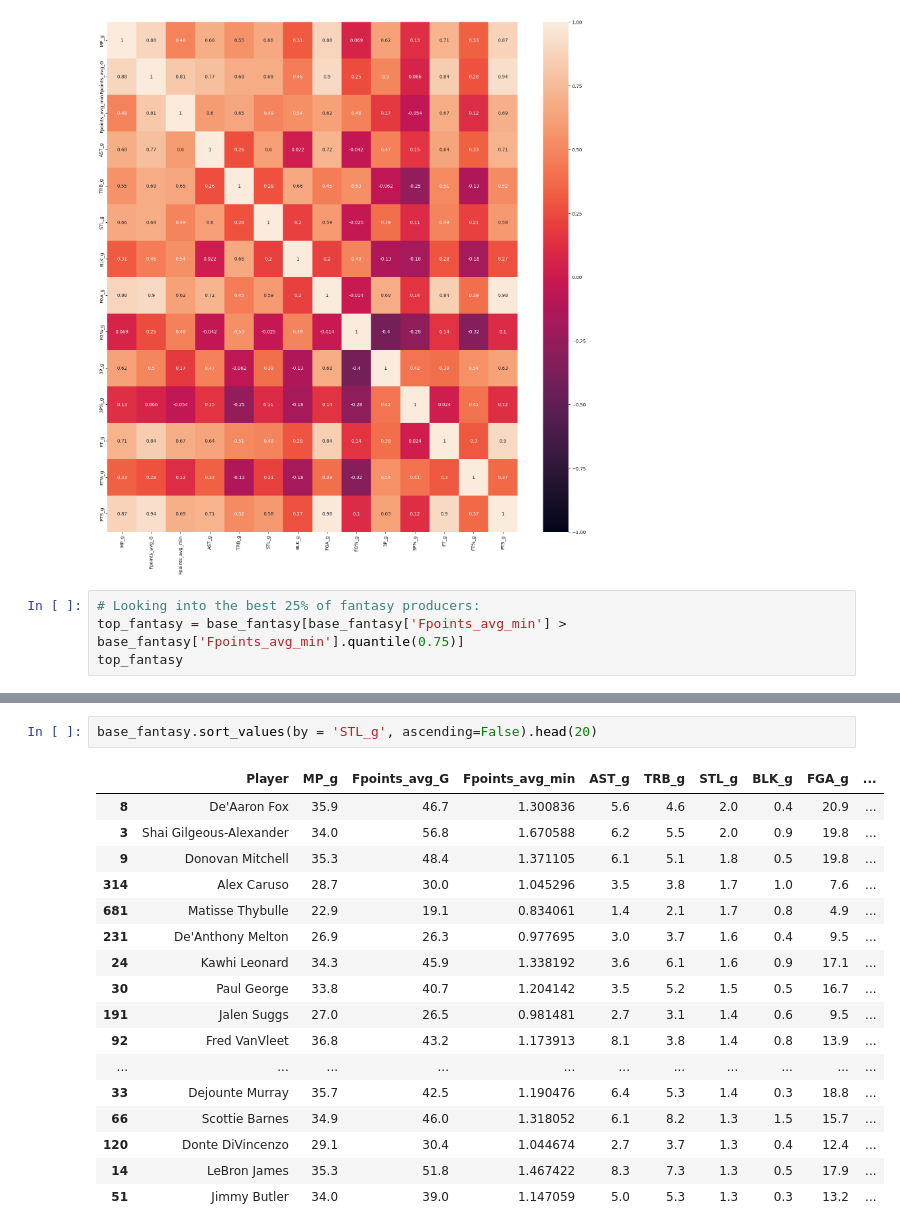
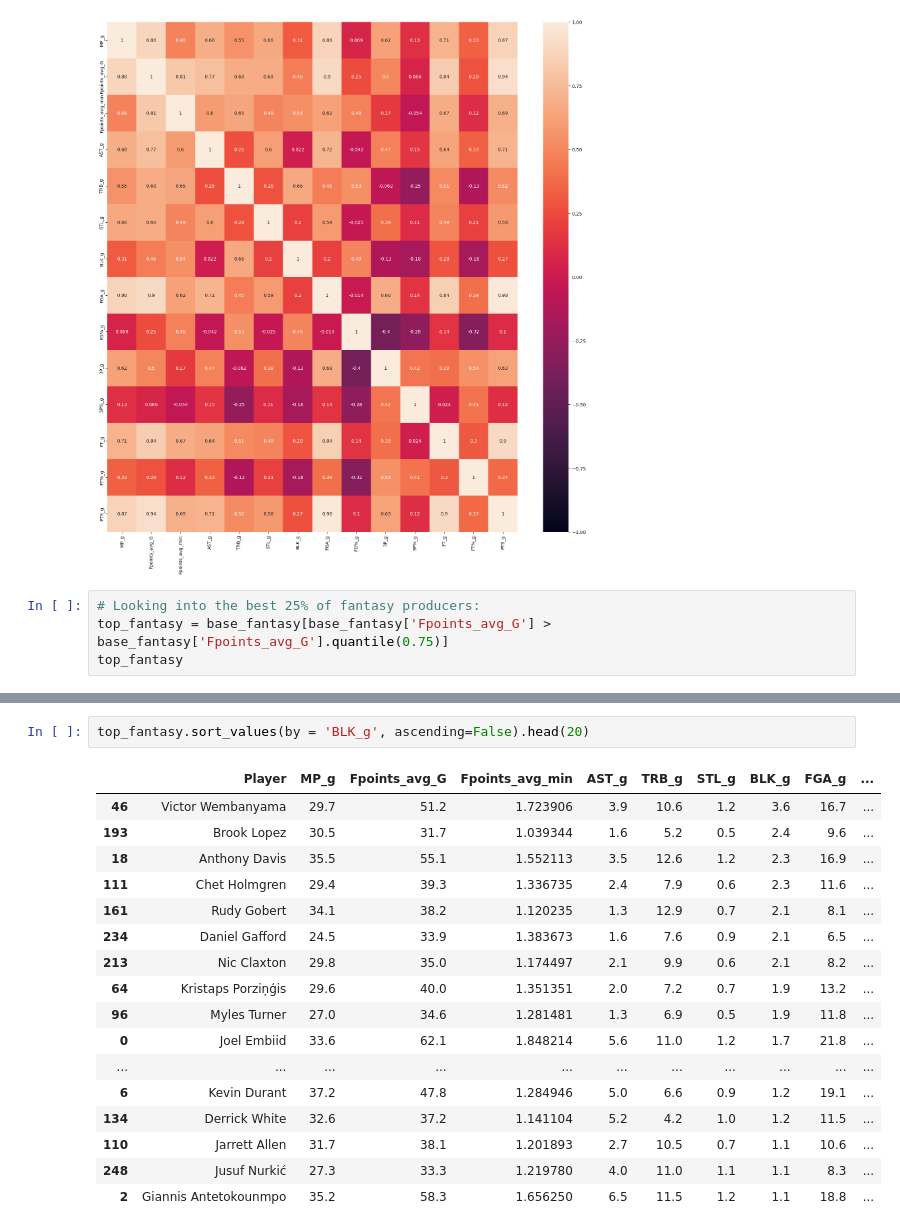
Before and after one commit to mcgillies/nbafantasy2024, a Jupyter notebook: base_stats_analysis.ipynb, the cells around one changed output, grey strips where cells are left out. Cells and saved outputs as stored; diff of their text form.

```diff
--- a/base_stats_analysis.ipynb
+++ b/base_stats_analysis.ipynb
@@ -73,7 +73,7 @@ sn.heatmap(base_fantasy.corr(), annot=True, vmin = -1, vmax = 1)
 [figure]
 # %%
 # Looking into the best 25% of fantasy producers:
-top_fantasy = base_fantasy[base_fantasy['Fpoints_avg_min'] > base_fantasy['Fpoints_avg_min'].quantile(0.75)]
+top_fantasy = base_fantasy[base_fantasy['Fpoints_avg_G'] > base_fantasy['Fpoints_avg_G'].quantile(0.75)]
 top_fantasy
 # %% [output]
 |  | Player | MP_g | Fpoints_avg_G | Fpoints_avg_min | AST_g | TRB_g | STL_g | BLK_g | FGA_g | ... |
@@ -98,20 +98,20 @@ sn.heatmap(top_fantasy.corr(), annot=True, vmin = -1, vmax = 1)
 # %%
-base_fantasy.sort_values(by = 'STL_g', ascending=False).head(20)
+top_fantasy.sort_values(by = 'BLK_g', ascending=False).head(20)
 # %% [output]
 |  | Player | MP_g | Fpoints_avg_G | Fpoints_avg_min | AST_g | TRB_g | STL_g | BLK_g | FGA_g | ... |
-| 8 | De'Aaron Fox | 35.9 | 46.7 | 1.300836 | 5.6 | 4.6 | 2.0 | 0.4 | 20.9 | ... |
-| 3 | Shai Gilgeous-Alexander | 34.0 | 56.8 | 1.670588 | 6.2 | 5.5 | 2.0 | 0.9 | 19.8 | ... |
-| 9 | Donovan Mitchell | 35.3 | 48.4 | 1.371105 | 6.1 | 5.1 | 1.8 | 0.5 | 19.8 | ... |
-| 314 | Alex Caruso | 28.7 | 30.0 | 1.045296 | 3.5 | 3.8 | 1.7 | 1.0 | 7.6 | ... |
-| 681 | Matisse Thybulle | 22.9 | 19.1 | 0.834061 | 1.4 | 2.1 | 1.7 | 0.8 | 4.9 | ... |
-| 231 | De'Anthony Melton | 26.9 | 26.3 | 0.977695 | 3.0 | 3.7 | 1.6 | 0.4 | 9.5 | ... |
-| 24 | Kawhi Leonard | 34.3 | 45.9 | 1.338192 | 3.6 | 6.1 | 1.6 | 0.9 | 17.1 | ... |
-| 30 | Paul George | 33.8 | 40.7 | 1.204142 | 3.5 | 5.2 | 1.5 | 0.5 | 16.7 | ... |
-| 191 | Jalen Suggs | 27.0 | 26.5 | 0.981481 | 2.7 | 3.1 | 1.4 | 0.6 | 9.5 | ... |
-| 92 | Fred VanVleet | 36.8 | 43.2 | 1.173913 | 8.1 | 3.8 | 1.4 | 0.8 | 13.9 | ... |
+| 46 | Victor Wembanyama | 29.7 | 51.2 | 1.723906 | 3.9 | 10.6 | 1.2 | 3.6 | 16.7 | ... |
+| 193 | Brook Lopez | 30.5 | 31.7 | 1.039344 | 1.6 | 5.2 | 0.5 | 2.4 | 9.6 | ... |
+| 18 | Anthony Davis | 35.5 | 55.1 | 1.552113 | 3.5 | 12.6 | 1.2 | 2.3 | 16.9 | ... |
+| 111 | Chet Holmgren | 29.4 | 39.3 | 1.336735 | 2.4 | 7.9 | 0.6 | 2.3 | 11.6 | ... |
+| 161 | Rudy Gobert | 34.1 | 38.2 | 1.120235 | 1.3 | 12.9 | 0.7 | 2.1 | 8.1 | ... |
+| 234 | Daniel Gafford | 24.5 | 33.9 | 1.383673 | 1.6 | 7.6 | 0.9 | 2.1 | 6.5 | ... |
+| 213 | Nic Claxton | 29.8 | 35.0 | 1.174497 | 2.1 | 9.9 | 0.6 | 2.1 | 8.2 | ... |
+| 64 | Kristaps Porziņģis | 29.6 | 40.0 | 1.351351 | 2.0 | 7.2 | 0.7 | 1.9 | 13.2 | ... |
+| 96 | Myles Turner | 27.0 | 34.6 | 1.281481 | 1.3 | 6.9 | 0.5 | 1.9 | 11.8 | ... |
+| 0 | Joel Embiid | 33.6 | 62.1 | 1.848214 | 5.6 | 11.0 | 1.2 | 1.7 | 21.8 | ... |
 | ... | ... | ... | ... | ... | ... | ... | ... | ... | ... | ... |
-| 33 | Dejounte Murray | 35.7 | 42.5 | 1.190476 | 6.4 | 5.3 | 1.4 | 0.3 | 18.8 | ... |
-| 66 | Scottie Barnes | 34.9 | 46.0 | 1.318052 | 6.1 | 8.2 | 1.3 | 1.5 | 15.7 | ... |
-| 120 | Donte DiVincenzo | 29.1 | 30.4 | 1.044674 | 2.7 | 3.7 | 1.3 | 0.4 | 12.4 | ... |
-| 14 | LeBron James | 35.3 | 51.8 | 1.467422 | 8.3 | 7.3 | 1.3 | 0.5 | 17.9 | ... |
-| 51 | Jimmy Butler | 34.0 | 39.0 | 1.147059 | 5.0 | 5.3 | 1.3 | 0.3 | 13.2 | ... |
+| 6 | Kevin Durant | 37.2 | 47.8 | 1.284946 | 5.0 | 6.6 | 0.9 | 1.2 | 19.1 | ... |
+| 134 | Derrick White | 32.6 | 37.2 | 1.141104 | 5.2 | 4.2 | 1.0 | 1.2 | 11.5 | ... |
+| 110 | Jarrett Allen | 31.7 | 38.1 | 1.201893 | 2.7 | 10.5 | 0.7 | 1.1 | 10.6 | ... |
+| 248 | Jusuf Nurkić | 27.3 | 33.3 | 1.219780 | 4.0 | 11.0 | 1.1 | 1.1 | 8.3 | ... |
+| 2 | Giannis Antetokounmpo | 35.2 | 58.3 | 1.656250 | 6.5 | 11.5 | 1.2 | 1.1 | 18.8 | ... |
```
Also changed, not shown: parts of 2 cells of this notebook, 1 other file.
